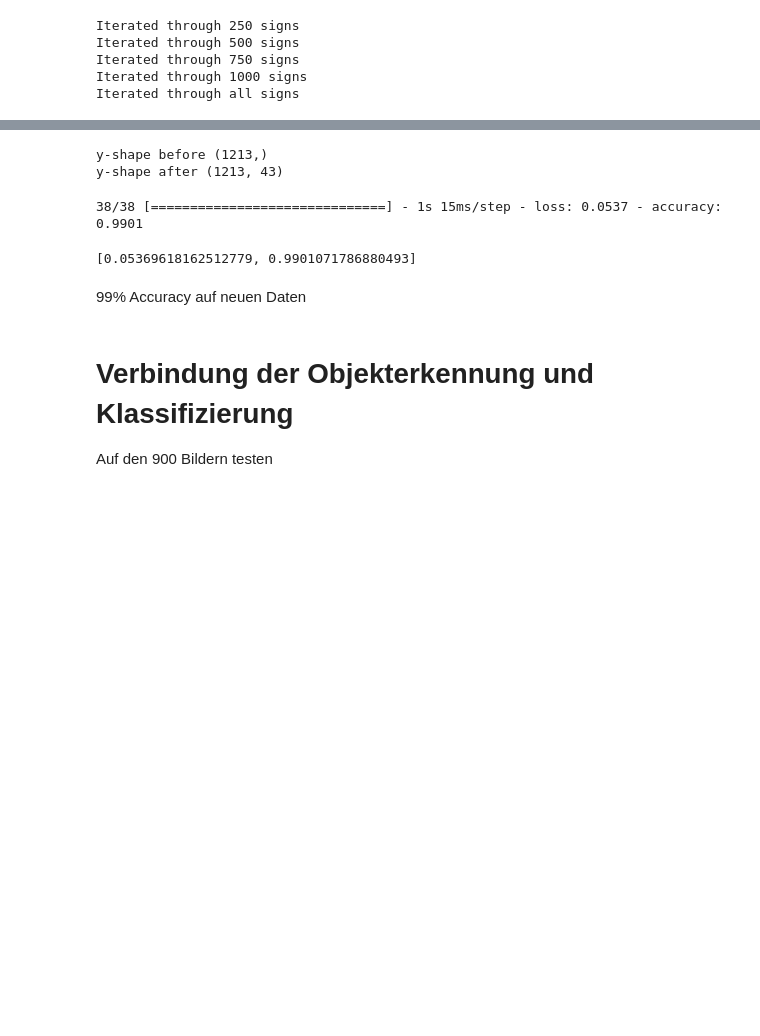
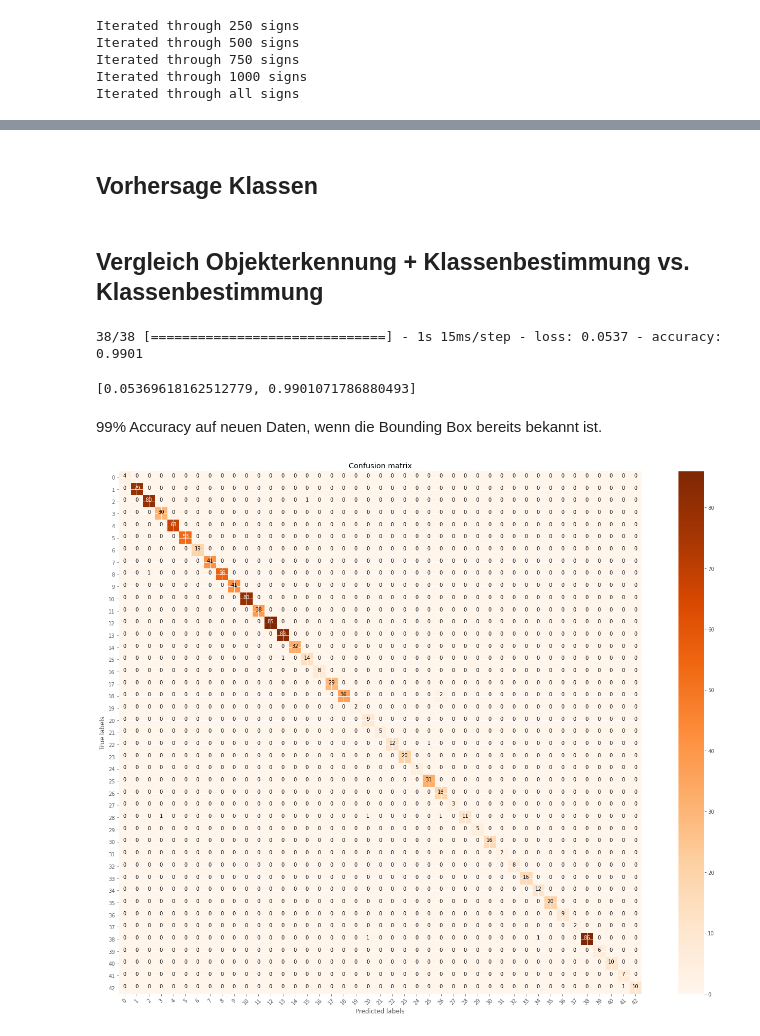
Before and after one commit to Na1k/ML-Lab_project, a Jupyter notebook: Aufgabe_D_Schilder.ipynb, the cells around one changed output, grey strips where cells are left out. Cells and saved outputs as stored; diff of their text form; code cells hidden in the pictures; blank space fills up the shorter version.

```diff
--- a/Aufgabe_D_Schilder.ipynb
+++ b/Aufgabe_D_Schilder.ipynb
@@ -302,4 +300,4 @@ plt.show()
 # %% [markdown]
 ### Modell aus Datei laden
 # %%
-model = load_model(r"./models/models_regr_1_1")
+model = load_model(r"./models/models_regr_1")
@@ -1277,6 +1279,7 @@ df_test = reader.read_test_data_to_df()
 # %%
-test_data = []
+test_data_with_cut_bb = []
 test_labels = []
+test_data_full_img=[]
 folder = r"./test_data/"
 for index, row in df_test.iterrows():
     if index>0 and index%250 == 0:
@@ -1289,10 +1292,12 @@ for index, row in df_test.iterrows():
     h = row["Roi.Y2"]-row["Roi.Y1"]
     w = row["Roi.X2"]-row["Roi.X1"]
 
-    test_data.append(Reader.read_preprocess_img(Reader, folder+row["Filename"], (32,32), x, y, h, w))
+    test_data_full_img.append(Reader.read_preprocess_img_without_bounding(Reader, folder+row["Filename"], (64,96)))
+    test_data_with_cut_bb.append(Reader.read_preprocess_img(Reader, folder+row["Filename"], (32,32), x, y, h, w))
     test_labels.append(int(row["ClassId"]))
 
-test_data = np.array(test_data)
+test_data_full_img = np.array(test_data_full_img)
+test_data_with_cut_bb = np.array(test_data_with_cut_bb)
 test_labels = np.array(test_labels)
 # %% [output]
 Iterated through 250 signs
@@ -1303,12 +1311,11 @@ Iterated through all signs
+# %% [markdown]
+## Vorhersage Klassen
+# %% [markdown]
+## Vergleich Objekterkennung + Klassenbestimmung vs. Klassenbestimmung
 # %%
-# Scale to [0,1]
-test_data = test_data.astype("float32")/255.0
+# Scale images to [0,1]
+test_data_with_cut_bb = test_data_with_cut_bb.astype("float32")/255.0
 
-# One-Hot Encoding (dont drop one column)
-print("y-shape before", test_labels.shape)
+# One-Hot Encoding (without dropping one column)
 test_labels = to_categorical(test_labels, 43)
-print("y-shape after", test_labels.shape)
-# %% [output]
-y-shape before (1213,)
-y-shape after (1213, 43)
 # %%
@@ -1317,7 +1324,13 @@ model.evaluate(test_data, test_labels)
 38/38 [==============================] - 1s 15ms/step - loss: 0.0537 - accuracy: 0.9901
 [0.05369618162512779, 0.9901071786880493]
 # %% [markdown]
-99% Accuracy auf neuen Daten
+99% Accuracy auf neuen Daten, wenn die Bounding Box bereits bekannt ist.
-# %% [markdown]
-# Verbindung der Objekterkennung und Klassifizierung
-Auf den 900 Bildern testen
+# %%
+preds = model.predict(test_data_with_cut_bb)
+preds = tf.argmax(preds, axis=1)
+
+# Aufbau + Plot der Confusion Matrix
+cm = confusion_matrix(tf.argmax(test_labels, axis=1).numpy(), preds.numpy())
+plot_confusion_matrix(cm, tuple(classes))
+# %% [output]
+[figure, added]
```
Also changed, not shown: parts of 38 cells of this notebook.
